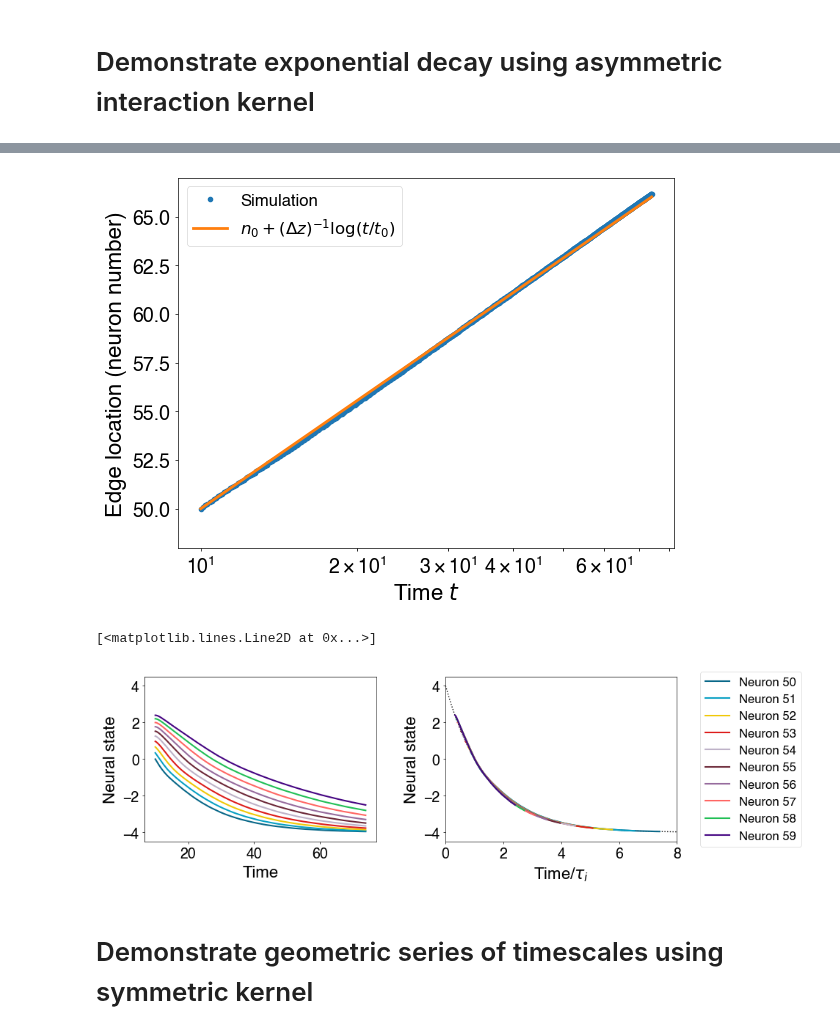
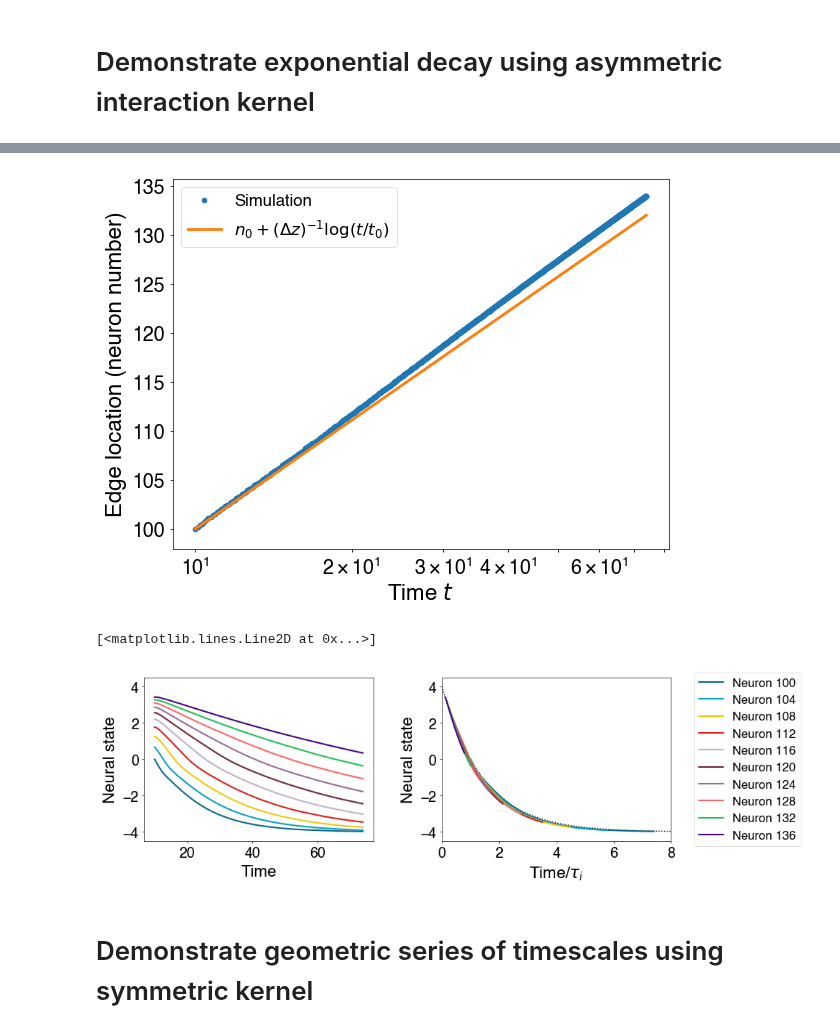
Before and after one commit to Collective-Logic-Lab/laplace-decisions, a Jupyter notebook: laplace-CAN-paper-figures.ipynb, the cells around one changed output, grey strips where cells are left out. Cells and saved outputs as stored; diff of their text form; code cells hidden in the pictures.

Commit message:
allow plots to adapt to changing delta_z

```diff
--- a/laplace-CAN-paper-figures.ipynb
+++ b/laplace-CAN-paper-figures.ipynb
@@ -33,8 +33,8 @@ from laplace_network import asymmetric_edge_states
 Npopulation = 100 # number of units in each population
 # delta_z is the conversion unit from distance measured in number of neurons
 # to the relevant output variable z
-delta_z = 1/8 #1/4 #1/4 #1/8
-n_0_asymmetric = 50 #15
+delta_z = 1/8 #1/4
+n_0_asymmetric = Npopulation/2
 t_0_asymmetric = 10
 
 # scale of interaction strength between neighbors
@@ -118,4 +119,5 @@ Text(0, 0.5, 'Neural state')
 # %%
-lf.translation_simulation_plot(net_asymmetric,states_asymmetric,states_asymmetric)
+lf.translation_simulation_plot(net_asymmetric,states_asymmetric,states_asymmetric,
+                               num_neurons_scale=5/net_asymmetric.delta_z)
 #plt.savefig('231117_self_sustained_edge_decaying_velocity.pdf')
 # %% [output]
@@ -123,25 +125,26 @@ lf.translation_simulation_plot(net_asymmetric,states_asymmetric,states_asymmetri
 # %%
 lf.edge_location_plot(net_asymmetric,states_asymmetric,n_0_asymmetric,t_0_asymmetric,delta_z)
 # %% [output]
-[figure, old version]
+[figure, new version]
 # %%
 t_max = 80
 
 lf.time_rescaling_plot(states_asymmetric,n_0_asymmetric,t_0_asymmetric,delta_z,t_max=t_max,
-                       state_min=-net_asymmetric.J-0.5,state_max=net_asymmetric.J+0.5)
+                       state_min=-net_asymmetric.J-0.5,state_max=net_asymmetric.J+0.5,
+                       delta_n=int(1/delta_z/4))
 
 # also plot analytical result as dotted line
 analytical_times = np.linspace(0,t_max,1000)
 plt.plot(analytical_times/t_0_asymmetric,
          net_asymmetric.J*(2*asymmetric_edge_states(n_0_asymmetric,analytical_times,
                                                  delta_z=delta_z,n_0=n_0_asymmetric,t_0=t_0_asymmetric)-1),
          'k:',
          zorder=-10,
          lw=1,)
 #plt.savefig('240118_firing_rate_vs_time.pdf')
 # %% [output]
 [<matplotlib.lines.Line2D at 0x...>]
-[figure, old version]
+[figure, new version]
 # %% [markdown]
 # Demonstrate geometric series of timescales using symmetric kernel
 # %%
```
Also changed, not shown: parts of 4 cells of this notebook, 2 other files.
